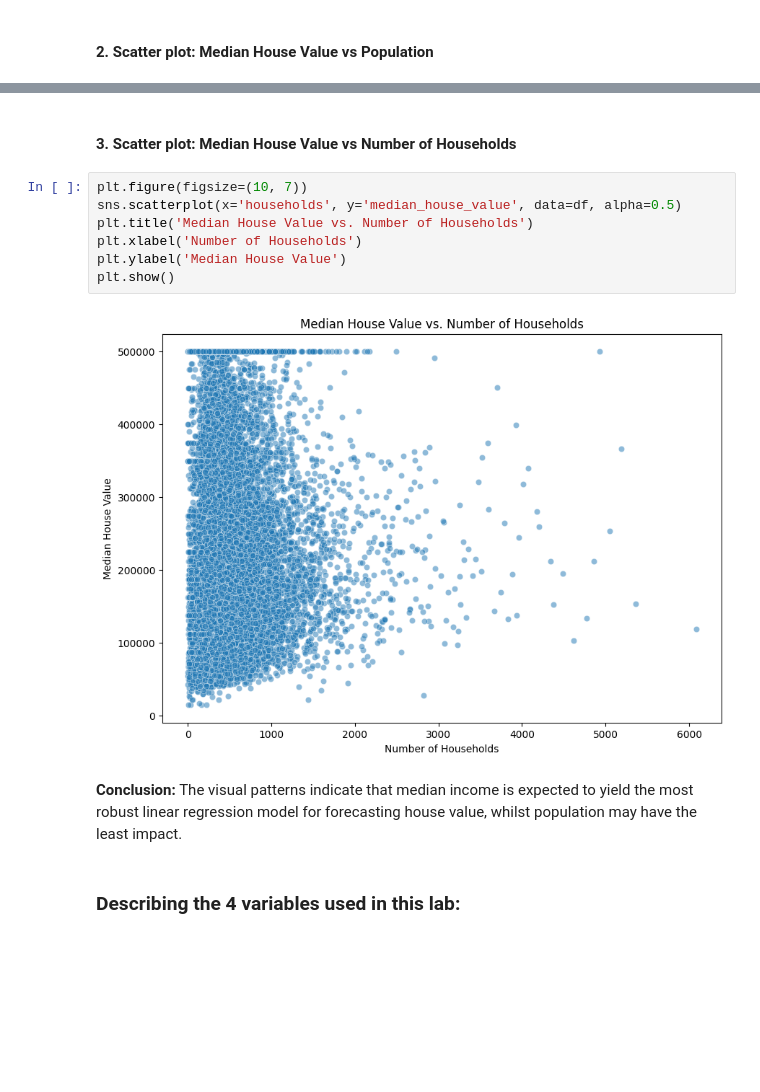
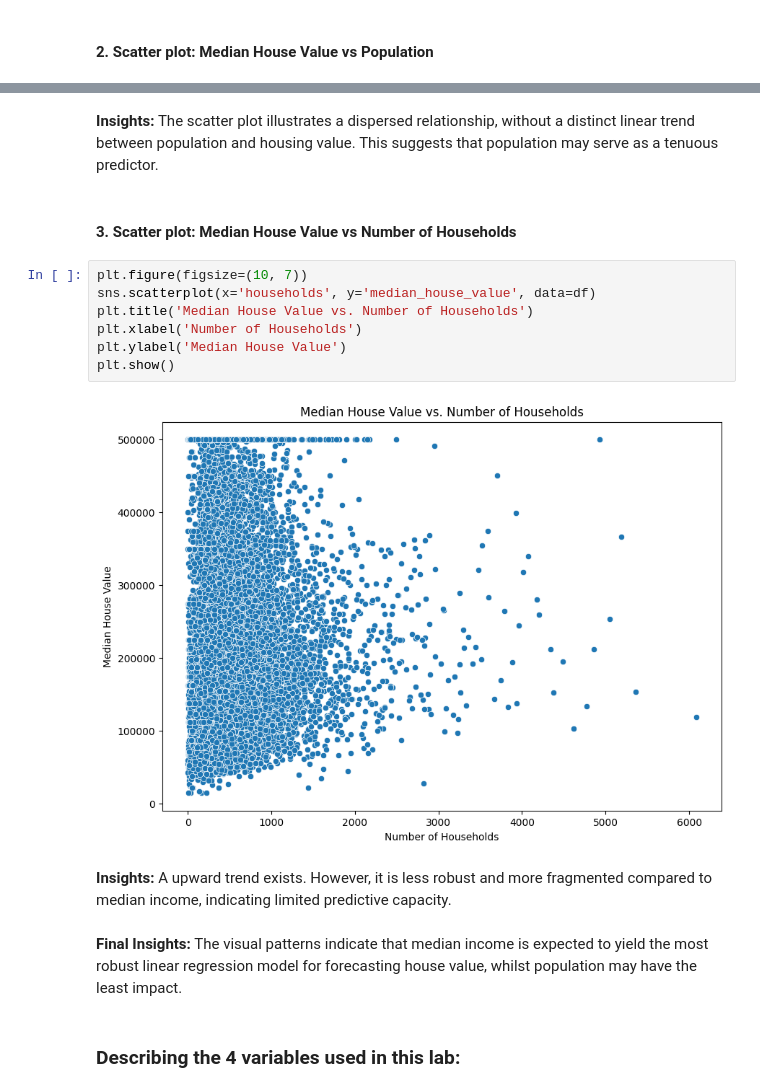
Before and after one commit to MandeepCon/Practical-Lab-1---ULR, a Jupyter notebook: Main.ipynb, the cells around one changed output, grey strips where cells are left out. Drawn from its saved outputs; the diff is of its cells as text; blank space fills up the shorter version.

```diff
--- a/Main.ipynb
+++ b/Main.ipynb
@@ -135,16 +145,20 @@ plt.show()
+# %% [markdown]
+**Insights:** The scatter plot illustrates a dispersed relationship, without a distinct linear trend between population and housing value. This suggests that population may serve as a tenuous predictor.
 # %% [markdown]
 #### 3. Scatter plot: Median House Value vs Number of Households
 # %%
 plt.figure(figsize=(10, 7))
-sns.scatterplot(x='households', y='median_house_value', data=df, alpha=0.5)
+sns.scatterplot(x='households', y='median_house_value', data=df)
 plt.title('Median House Value vs. Number of Households')
 plt.xlabel('Number of Households')
 plt.ylabel('Median House Value')
 plt.show()
 # %% [output]
-[figure, old version]
+[figure, new version]
+# %% [markdown]
+**Insights:** A upward trend exists. However, it is less robust and more fragmented compared to median income, indicating limited predictive capacity.
 # %% [markdown]
-**Conclusion:** The visual patterns indicate that median income is expected to yield the most robust linear regression model for forecasting house value, whilst population may have the least impact.
+**Final Insights:** The visual patterns indicate that median income is expected to yield the most robust linear regression model for forecasting house value, whilst population may have the least impact.
 # %% [markdown]
 ### **Describing the 4 variables used in this lab:**
 # %% [markdown]
```
Also changed, not shown: parts of 11 cells of this notebook.
